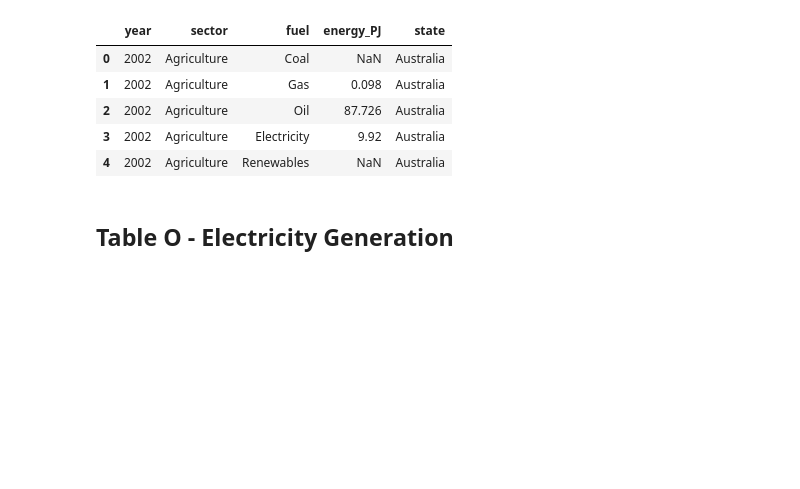
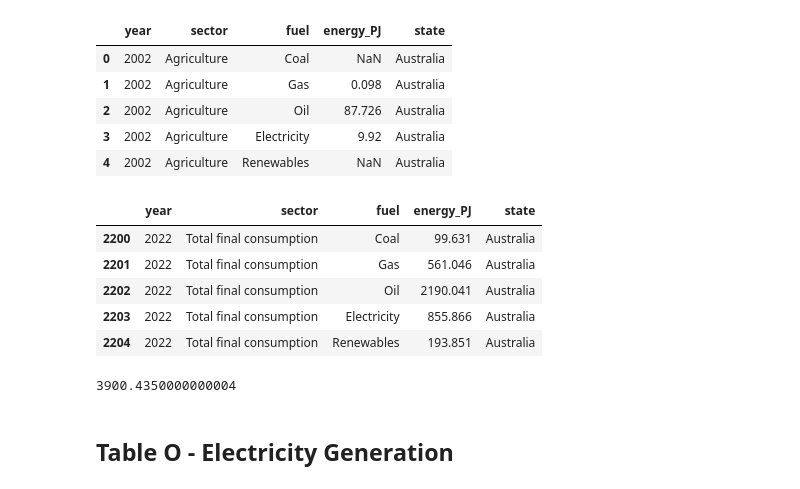
Before and after one commit to camilouribeg/DVN_AT3-aus-energy, a Jupyter notebook: notebooks/data_transf.ipynb, the cells around one changed output. Drawn from its saved outputs; the diff is of its cells as text; code cells hidden in the pictures; blank space fills up the shorter version.

Commit message:
necessary changes to tables

```diff
--- a/notebooks/data_transf.ipynb
+++ b/notebooks/data_transf.ipynb
@@ -515,3 +561,15 @@ df_fuel_industry.head()
 | 4 | 2002 | Agriculture | Renewables | NaN | Australia |
 # %%
 df_fuel_industry.to_csv("../data/processed/table_h_fuel_industry.csv", index=False)
+# %%
+df_fuel_industry_total = df_fuel_industry[df_fuel_industry["state"] == "Australia"]
+df_fuel_industry_total = df_fuel_industry[df_fuel_industry["sector"] == "Total final consumption"]
+
+df_fuel_industry_total.tail()
+# %% [output]
+|  | year | sector | fuel | energy_PJ | state |
+| 2200 | 2022 | Total final consumption | Coal | 99.631 | Australia |
+| 2201 | 2022 | Total final consumption | Gas | 561.046 | Australia |
+| 2202 | 2022 | Total final consumption | Oil | 2190.041 | Australia |
+| 2203 | 2022 | Total final consumption | Electricity | 855.866 | Australia |
+| 2204 | 2022 | Total final consumption | Renewables | 193.851 | Australia |
@@ -518,3 +578,8 @@ df_fuel_industry.to_csv("../data/processed/table_h_fuel_industry.csv", index=Fal
+# %%
+total_energy_2022 = df_fuel_industry_total[df_fuel_industry_total["year"] == 2022]['energy_PJ'].sum()
+total_energy_2022
+# %% [output]
+3900.4350000000004
 # %% [markdown]
 ## Table O - Electricity Generation
 # %%
```
Also changed, not shown: parts of 4 cells of this notebook, 6 other files.
